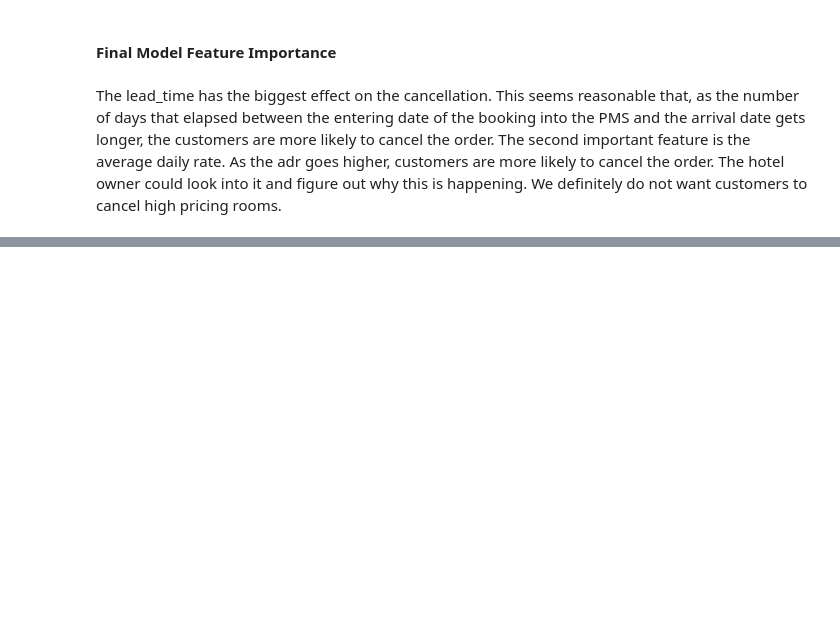
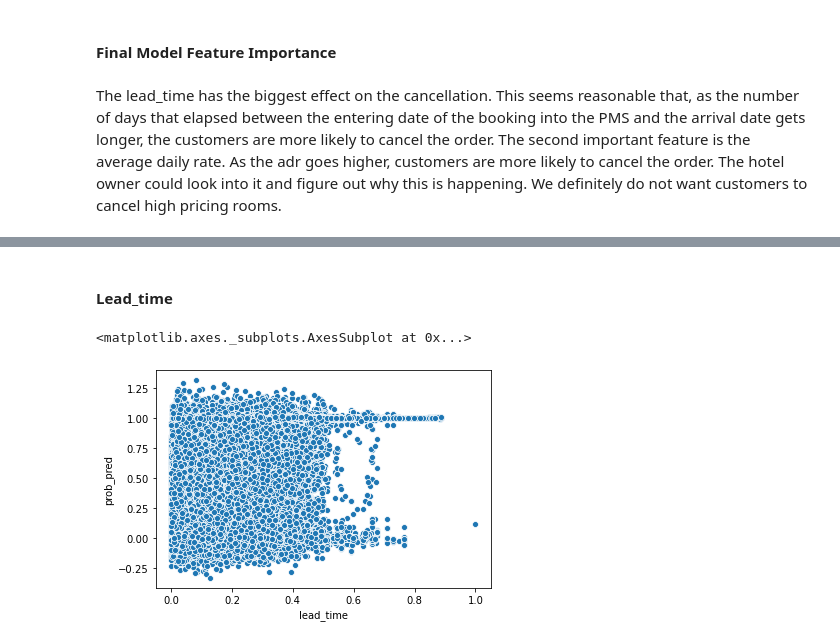
Before and after one commit to jkujuum/Hotel_Cancellation, a Jupyter notebook: Modeling/Model Selection.ipynb, the cells around one changed output, grey strips where cells are left out. Cells and saved outputs as stored; diff of their text form; code cells hidden in the pictures; blank space fills up the shorter version.

Commit message:
lead_time

```diff
--- a/Modeling/Model Selection.ipynb
+++ b/Modeling/Model Selection.ipynb
@@ -290,0 +290,14 @@ plt.savefig('D:/Jupyter_Notebook/Hotel_Cancellation/figs/feature_importance.png'
+# %% [markdown]
+#### Lead_time
+# %%
+prediction_X_train = lgbm.predict(X_train)
+prediction_X_train = pd.DataFrame(prediction_X_train,columns=["prob_pred"])
+# %%
+predicted = pd.concat([X_train,prediction_X_train],axis=1)
+# %%
+# relationship between leadtime and cancellation
+lead = predicted[['lead_time','prob_pred']]
+sns.scatterplot(x='lead_time',y='prob_pred',data=lead)
+# %% [output]
+<matplotlib.axes._subplots.AxesSubplot at 0x...>
+[figure, added]
```
Also changed, not shown: parts of 8 cells of this notebook.
